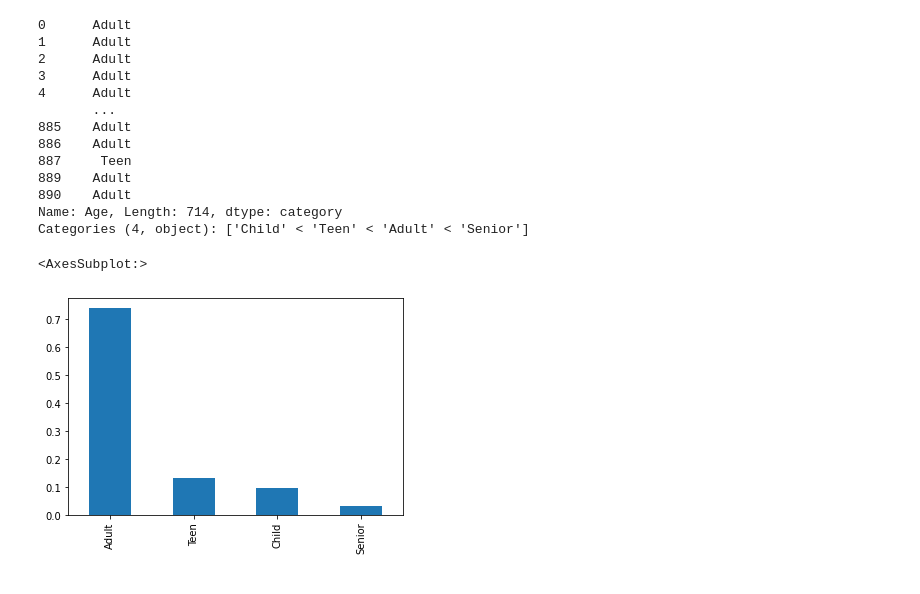
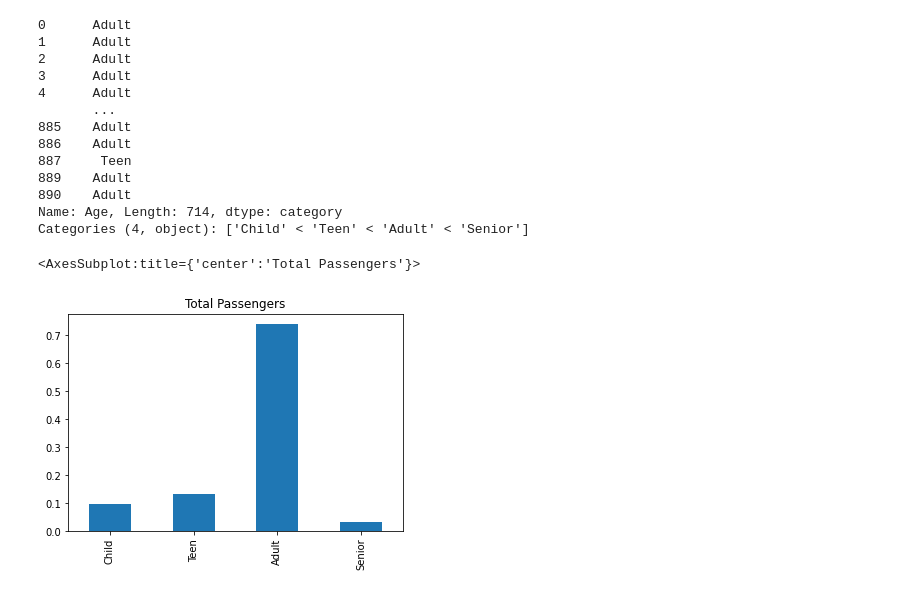
Before and after one commit to AmitSamra/Titanic, a Jupyter notebook: Titanic.ipynb, the cells around one changed output. Cells and saved outputs as stored; diff of their text form; code cells hidden in the pictures.

Commit message:
Added cohort charts

```diff
--- a/Titanic.ipynb
+++ b/Titanic.ipynb
@@ -502,7 +502,8 @@ df_age_cohort
 Name: Age, Length: 714, dtype: category
 Categories (4, object): ['Child' < 'Teen' < 'Adult' < 'Senior']
 # %%
-df_age_cohort.value_counts(normalize = True).plot(kind = 'bar')
+# Most passengers were Adults
+df_age_cohort.value_counts(normalize = True).sort_index().plot(kind = 'bar', title = 'Total Passengers')
 # %% [output]
-<AxesSubplot:>
+<AxesSubplot:title={'center':'Total Passengers'}>
-[figure, old version]
+[figure, new version]
```
Also changed, not shown: parts of 2 cells of this notebook.
